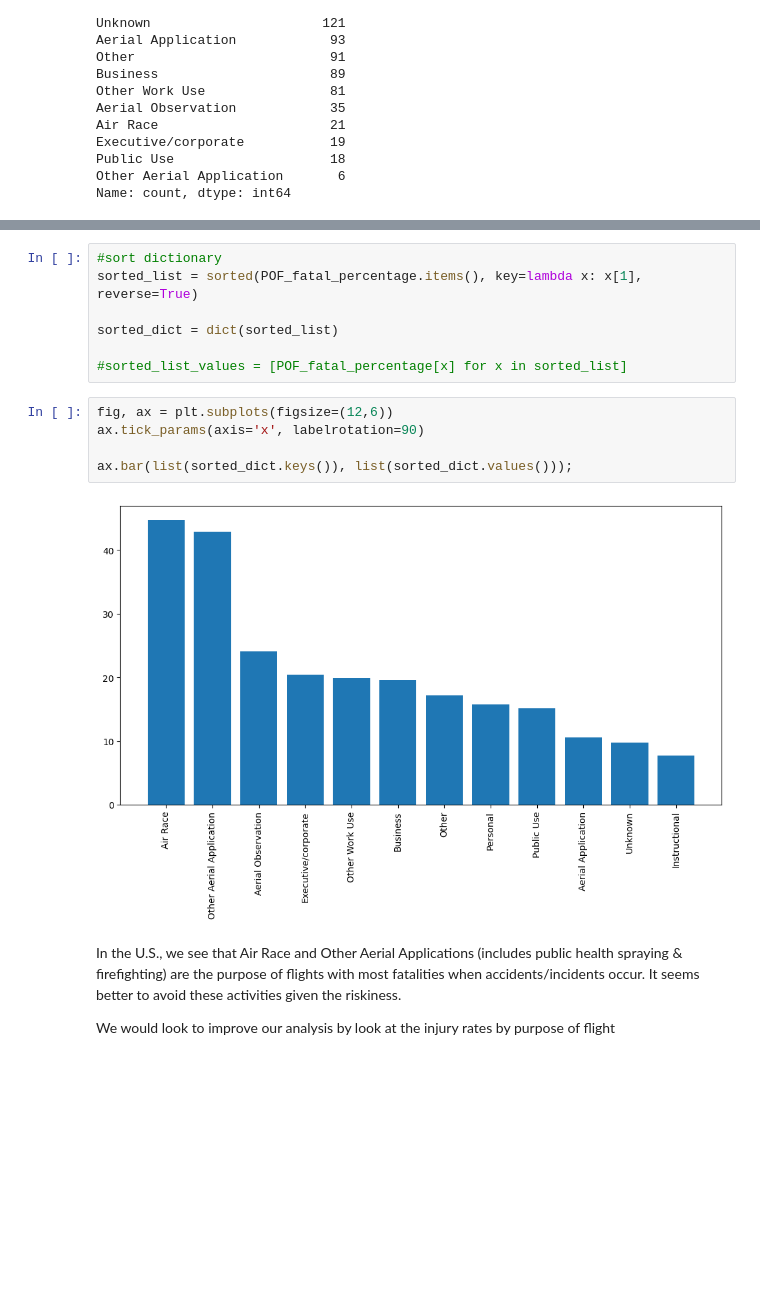
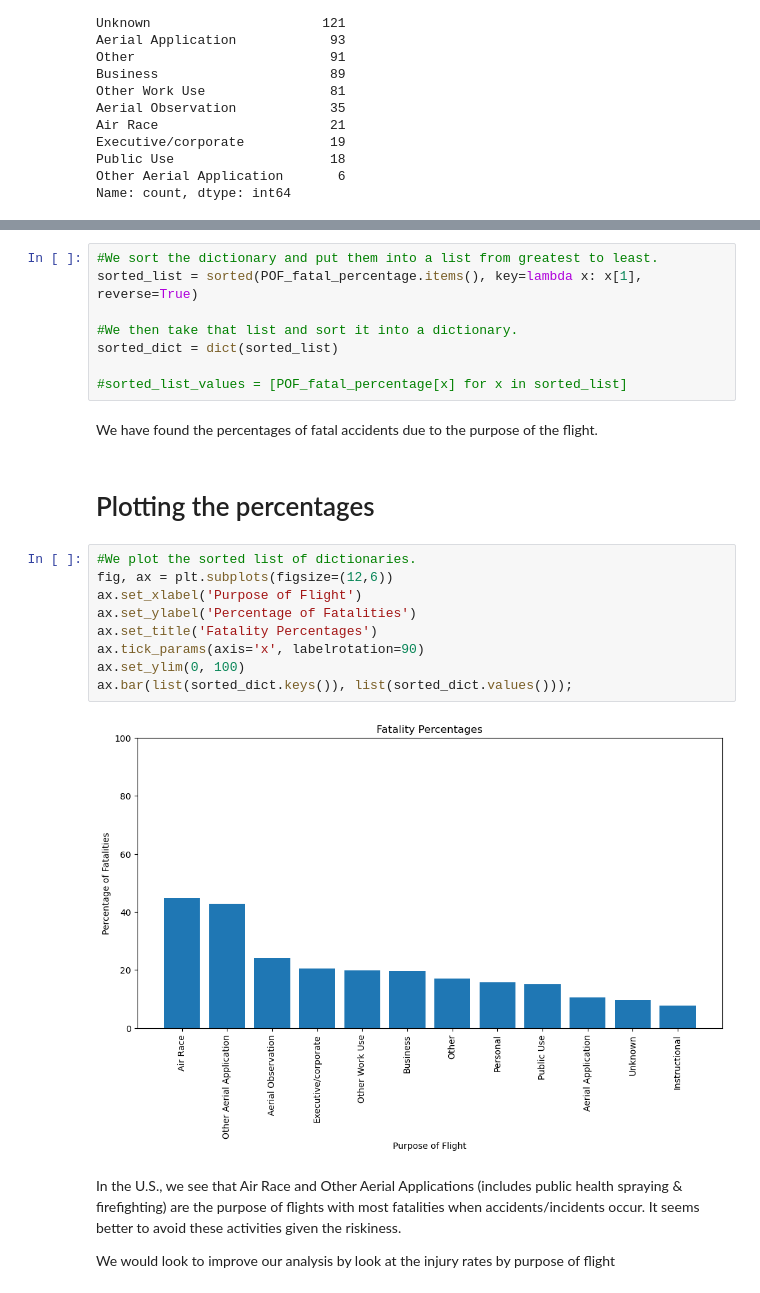
Before and after one commit to DBAfox/Phase_1_project, a Jupyter notebook: index.ipynb, the cells around one changed output, grey strips where cells are left out. Cells and saved outputs as stored; diff of their text form; blank space fills up the shorter version.

```diff
--- a/index.ipynb
+++ b/index.ipynb
@@ -1421,19 +1327,28 @@ POF_fatal_percentage
  'Air Race': 44.680851063829785,
  'Other Aerial Application': 42.857142857142854}
 # %%
-#sort dictionary
+#We sort the dictionary and put them into a list from greatest to least.
 sorted_list = sorted(POF_fatal_percentage.items(), key=lambda x: x[1], reverse=True)
 
+#We then take that list and sort it into a dictionary.
 sorted_dict = dict(sorted_list)
 
 #sorted_list_values = [POF_fatal_percentage[x] for x in sorted_list]
+# %% [markdown]
+We have found the percentages of fatal accidents due to the purpose of the flight.
+# %% [markdown]
+# Plotting the percentages
 # %%
+#We plot the sorted list of dictionaries.
 fig, ax = plt.subplots(figsize=(12,6))
+ax.set_xlabel('Purpose of Flight')
+ax.set_ylabel('Percentage of Fatalities')
+ax.set_title('Fatality Percentages')
 ax.tick_params(axis='x', labelrotation=90)
-
+ax.set_ylim(0, 100)
 ax.bar(list(sorted_dict.keys()), list(sorted_dict.values()));
 # %% [output]
-[figure, old version]
+[figure, new version]
 # %% [markdown]
 In the U.S., we see that Air Race and Other Aerial Applications (includes public health spraying & firefighting) are the purpose of flights with most fatalities when accidents/incidents occur. It seems better to avoid these activities given the riskiness.
 
```
Also changed, not shown: parts of 160 cells of this notebook, 1 other file.
